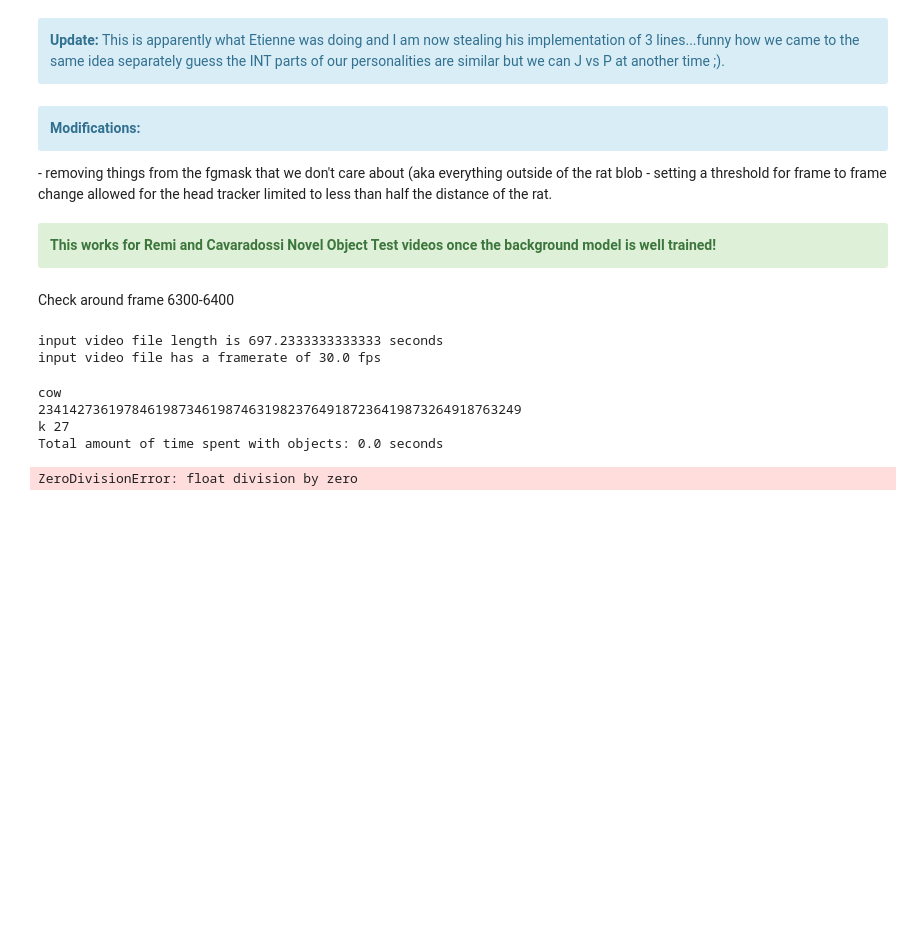
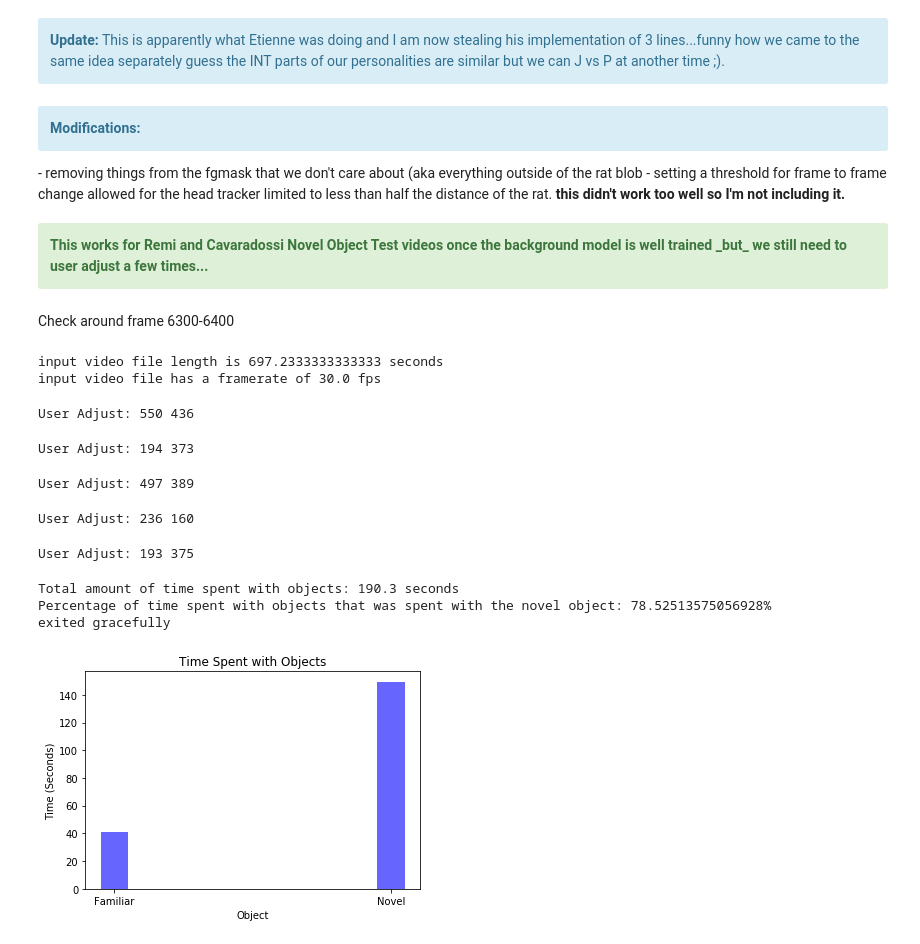
Before and after one commit to shayokdutta/BehavioralTracking, a Jupyter notebook: Bifurcation-Copy1.ipynb, the cells around one changed output. Drawn from its saved outputs; the diff is of its cells as text; code cells hidden in the pictures; blank space fills up the shorter version.

Commit message:
Okay, this bifurcation mod works as long as bg is well trained.

```diff
--- a/Bifurcation-Copy1.ipynb
+++ b/Bifurcation-Copy1.ipynb
@@ -621,7 +621,7 @@ This is a quick solution to have a stableish demo for lab meeting which isn't ro
 #File IO
 numFrames_FamiliarObject = 0
 numFrames_NovelObject = 0
-reader = imageio.get_reader(filename)
+reader = imageio.get_reader('/home/shayok/Documents/NovelObject/Remi/Round2/Day3/Test-2-cropped.mkv')
 fps = reader.get_meta_data()['fps']
 print('input video file length is {} seconds'.format(reader.get_length()/(fps)))
 print('input video file has a framerate of {} fps'.format(fps))
@@ -991,10 +991,10 @@ plt.show()
 <b>Modifications: </b>
 </div>
 - removing things from the fgmask that we don't care about (aka everything outside of the rat blob
-- setting a threshold for frame to frame change allowed for the head tracker limited to less than half the distance of the rat.
+- setting a threshold for frame to frame change allowed for the head tracker limited to less than half the distance of the rat. <b> this didn't work too well so I'm not including it.</b>
 # %% [markdown]
 <div class="alert alert-success">
-<b>This works for Remi and Cavaradossi Novel Object Test videos once the background model is well trained!</b>
+<b>This works for Remi and Cavaradossi Novel Object Test videos once the background model is well trained _but_ we still need to user adjust a few times...</b>
 </div>
 # %% [markdown]
 Check around frame 6300-6400
@@ -1057,7 +1057,7 @@ def dist_pts(y,x,yy,xx):
     dist = math.hypot(xx - x, yy - y)
     return dist
 
-k=23414273619784619873461987463198237649187236419873264918763249
+
 #Read in file frame by frame. Perform position tracking background subtraction
 for i, im in enumerate(tqdm(reader)):
     im =  cv2.cvtColor(im, cv2.COLOR_RGB2BGR)
@@ -1225,21 +1225,25 @@ for i, im in enumerate(tqdm(reader)):
 #                 cv2.circle(im,(int(hx2), int(hy2)),10,(0,0,255),-11)
 
             #closest to previous frame AND change isn't greater than half the length of the rat
+#             if dist_pts(hx1, hy1, position.coordinates[i - 1, 0], position.coordinates[i - 1, 1]) \
+#                 > dist_pts(hx2, hy2, position.coordinates[i - 1, 0], position.coordinates[i - 1, 1]):
+# #                 position.coordinates[i, : ] = [hx2, hy2]
+#                 if dist_pts(hx2, hy2, position.coordinates[i - 1, 0], position.coordinates[i - 1, 1]) \
+#                     < dist_pts(x1,y1,x0,y0):
+#                     position.coordinates[i, :] = [hx2, hy2]
+#                 else:
+#                     position.coordinates[i, :] = [hx1, hy2]
+#             else:
+#                 if dist_pts(hx1, hy1, position.coordinates[i - 1, 0], position.coordinates[i - 1, 1]) \
+#                     < dist_pts(x1,y1,x0,y0):
+#                     position.coordinates[i, :] = [hx1, hy1]
+#                 else:
+#                     position.coordinates[i, : ] = [hx2, hy2]
             if dist_pts(hx1, hy1, position.coordinates[i - 1, 0], position.coordinates[i - 1, 1]) \
                 > dist_pts(hx2, hy2, position.coordinates[i - 1, 0], position.coordinates[i - 1, 1]):
-#                 position.coordinates[i, : ] = [hx2, hy2]
-                if dist_pts(hx2, hy2, position.coordinates[i - 1, 0], position.coordinates[i - 1, 1]) \
-                    < dist_pts(x1,y1,x0,y0):
-                    position.coordinates[i, :] = [hx2, hy2]
-                else:
-                    position.coordinates[i, :] = [hx1, hy1]
+                position.coordinates[i, : ] = [hx2, hy2]
             else:
-                if dist_pts(hx1, hy1, position.coordinates[i - 1, 0], position.coordinates[i - 1, 1]) \
-                    < dist_pts(x1,y1,x0,y0):
-                    position.coordinates[i, :] = [hx1, hy1]
-                else:
-                    position.coordinates[i, : ] = [hx2, hy2]
-
+                position.coordinates[i, : ] = [hx1, hy1]
 #             if dist_pts(hx2, hy2, position.coordinates[i - 1, 0], position.coordinates[i - 1, 1]) \
 #                     < dist_pts(x1,y1,x0,y0):
 #                 position.coordinates[i, :] = [hx2, hy2]
@@ -1287,13 +1291,11 @@ for i, im in enumerate(tqdm(reader)):
     cv2.imshow('im',im)
 #     cv2.imshow('bg',bg)
 
-#         im =  cv2.cvtColor(im, cv2.COLOR_BGR2RGB) # imageio writer takes RGB
+    im =  cv2.cvtColor(im, cv2.COLOR_BGR2RGB) # imageio writer takes RGB
 
     writer.append_data(im)
-    print(k)
 
-    k = cv2.waitKey(0) & 0xff
-    print('k',k)
+    k = cv2.waitKey(1) & 0xff
 #    if k!= 255:
 #        print(k)
     if k == 32: # 'space'
@@ -1323,35 +1325,40 @@ for i, im in enumerate(tqdm(reader)):
         if morph_size > 2:
             morph_size -=1
             kernel = cv2.getStructuringElement(cv2.MORPH_ELLIPSE,(morph_size,morph_size))
     if k == 27:
         break
 
+
 print("Total amount of time spent with objects: {} seconds".format((numFrames_FamiliarObject/fps)+(numFrames_NovelObject/fps)))
 print("Percentage of time spent with objects that was spent with the novel object: {}%".format((numFrames_NovelObject*100/fps)/((numFrames_FamiliarObject/fps)+(numFrames_NovelObject/fps))))
 writer.close()
 cv2.destroyAllWindows()
 print('exited gracefully')
 
 timeSpentFamObject = numFrames_FamiliarObject/fps
 timeSpentNovObject = numFrames_NovelObject/fps
 
 timeSpent = ('Familiar', 'Novel')
 n_groups = len(timeSpent)
 index = np.arange(n_groups)
 bar_width = 0.1
 
 plt.bar(index, [timeSpentFamObject, timeSpentNovObject], bar_width, color='blue', align='center', alpha=0.6)
 
 plt.title("Time Spent with Objects")
 plt.xticks(index, ('Familiar', 'Novel'))
 plt.xlabel("Object")
 plt.ylabel("Time (Seconds)")
 plt.show()
 # %% [output]
 input video file length is 697.2333333333333 seconds
 input video file has a framerate of 30.0 fps
-cow
-23414273619784619873461987463198237649187236419873264918763249
-k 27
-Total amount of time spent with objects: 0.0 seconds
+User Adjust: 550 436
-ZeroDivisionError: float division by zero
+User Adjust: 194 373
+User Adjust: 497 389
+User Adjust: 236 160
+User Adjust: 193 375
+Total amount of time spent with objects: 190.3 seconds
+Percentage of time spent with objects that was spent with the novel object: 78.52513575056928%
+exited gracefully
+[figure, added]
```
Also changed, not shown: parts of 4 cells of this notebook.
